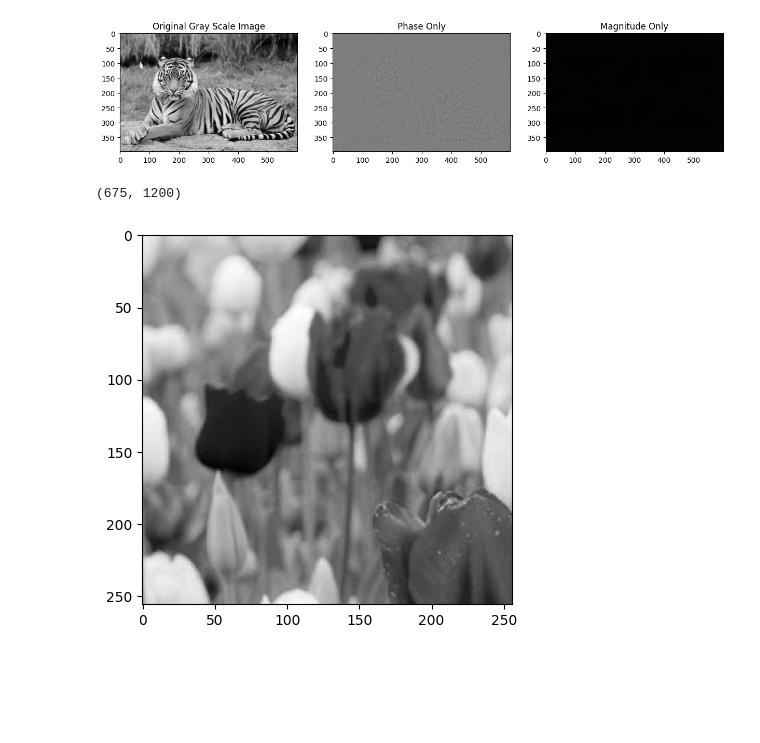
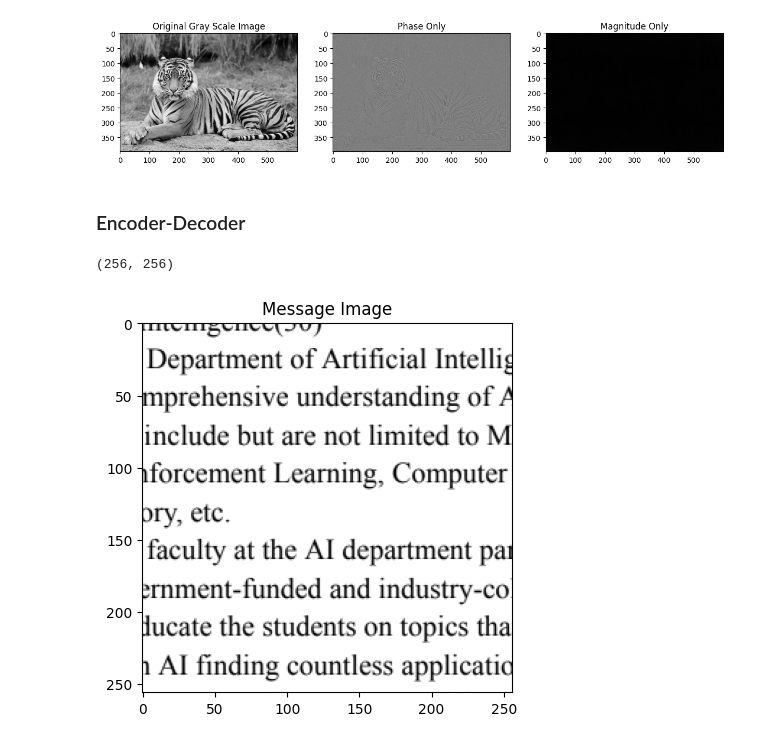
Before and after one commit to shreyaswankhede12/IVP-project, a Jupyter notebook: Code/main.ipynb, the cells around one changed output. Cells and saved outputs as stored; diff of their text form; code cells hidden in the pictures; blank space fills up the shorter version.

```diff
--- a/Code/main.ipynb
+++ b/Code/main.ipynb
@@ -294,16 +278,18 @@ plt.title('Magnitude Only')
 plt.show()
 # %% [output]
 [figure]
+# %% [markdown]
+### Encoder-Decoder
 # %%
-msg = Image.open('Images/flower.jpg')
+msg = Image.open('Images/message.png')
 msg = np.asarray(msg)
 msg = convertToGray(msg)
 
 print(msg.shape)
-msg = msg[100:356, 100:356]
 
 plt.imshow(msg, cmap='gray')
+plt.title('Message Image')
 plt.show()
 # %% [output]
-(675, 1200)
+(256, 256)
-[figure, old version]
+[figure, new version]
```
Also changed, not shown: parts of 15 cells of this notebook, 1 other file.
